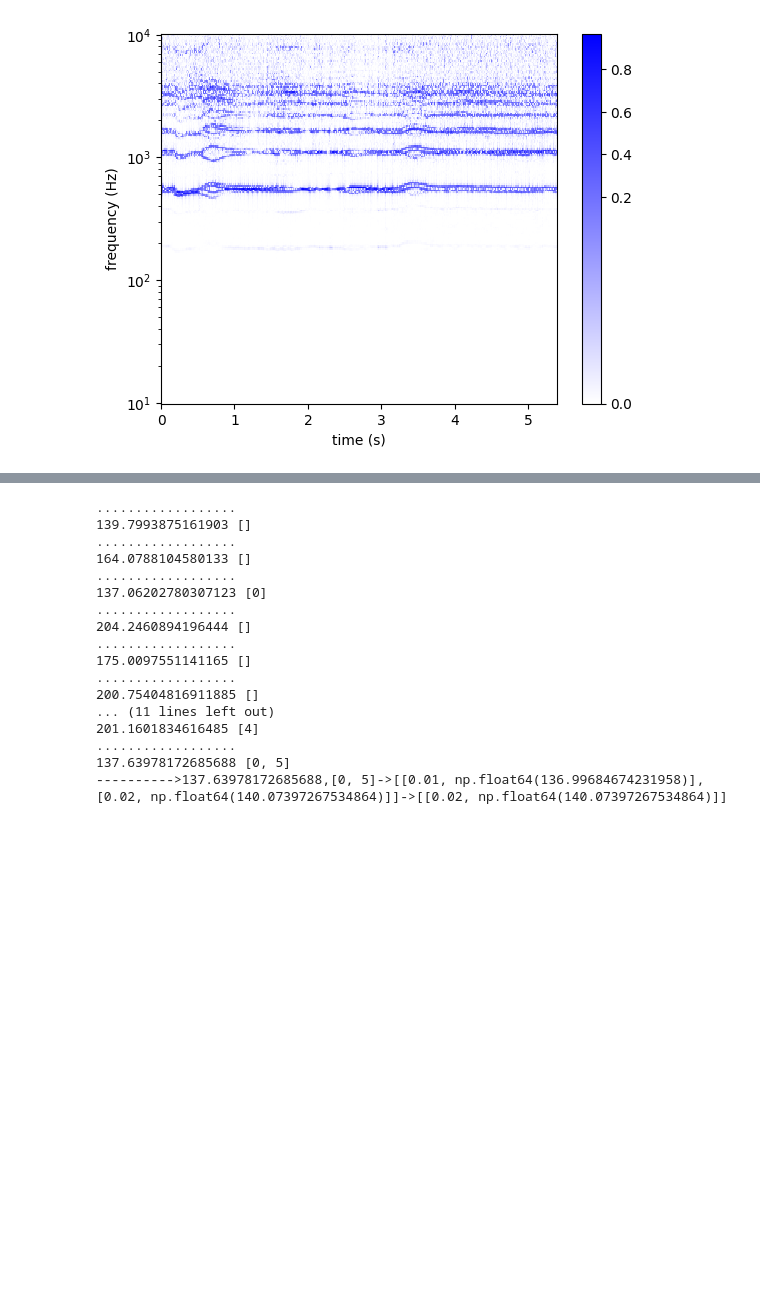
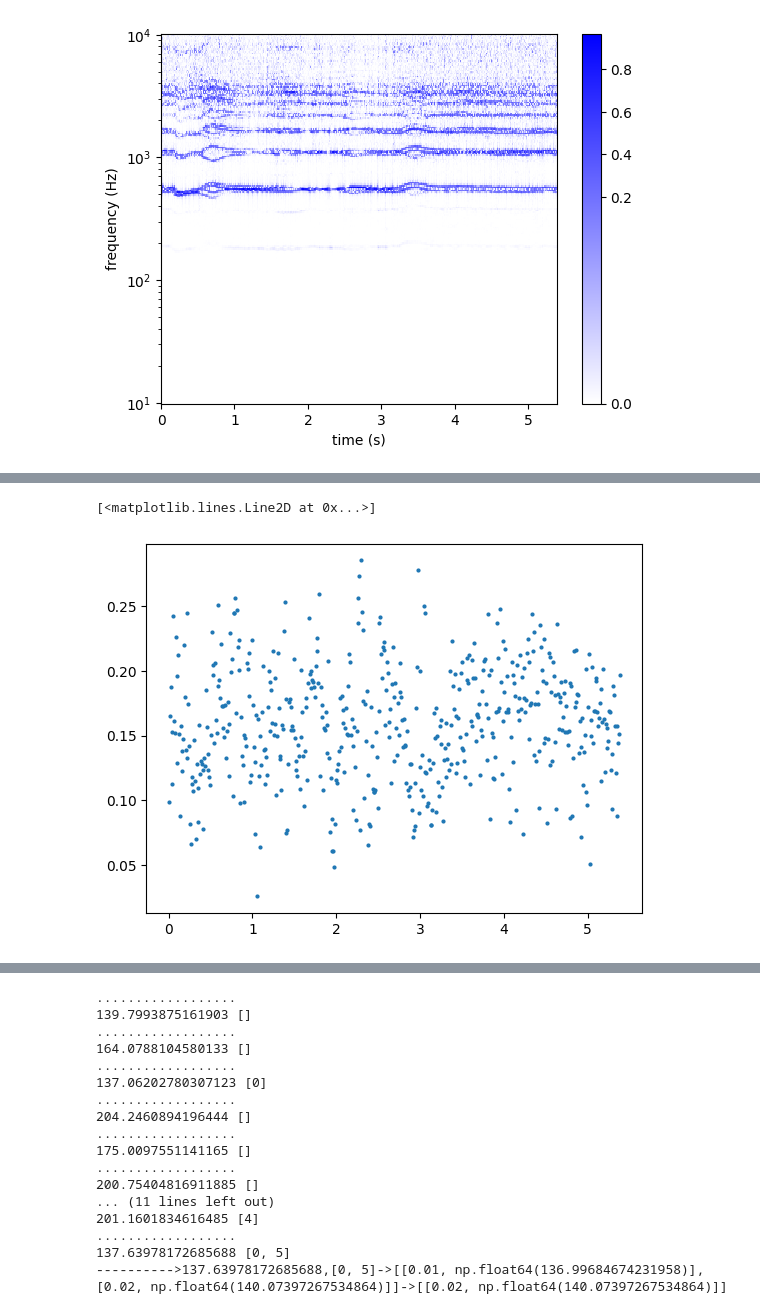
Before and after one commit to ajakovac/Mikrofonok, a Jupyter notebook: analysis.ipynb, the cells around one changed output, grey strips where cells are left out. Cells and saved outputs as stored; diff of their text form; code cells hidden in the pictures; blank space fills up the shorter version.

```diff
--- a/analysis.ipynb
+++ b/analysis.ipynb
@@ -124,0 +146,8 @@ plt.show()
+# %%
+diffdata = [ ( (times[i]+times[i+1])/2, 2*np.linalg.norm(peaks[i][:,0]-peaks[i+1][:,0])/np.linalg.norm(peaks[i][:,0]+peaks[i+1][:,0])) for i in range(len(peaks)-1)]
+diffdata = np.array(diffdata)
+# %%
+plt.plot(diffdata[:,0], diffdata[:,1], 'o', ms=2)
+# %% [output]
+[<matplotlib.lines.Line2D at 0x...>]
+[figure, added]
```
Also changed, not shown: parts of 18 cells of this notebook.
